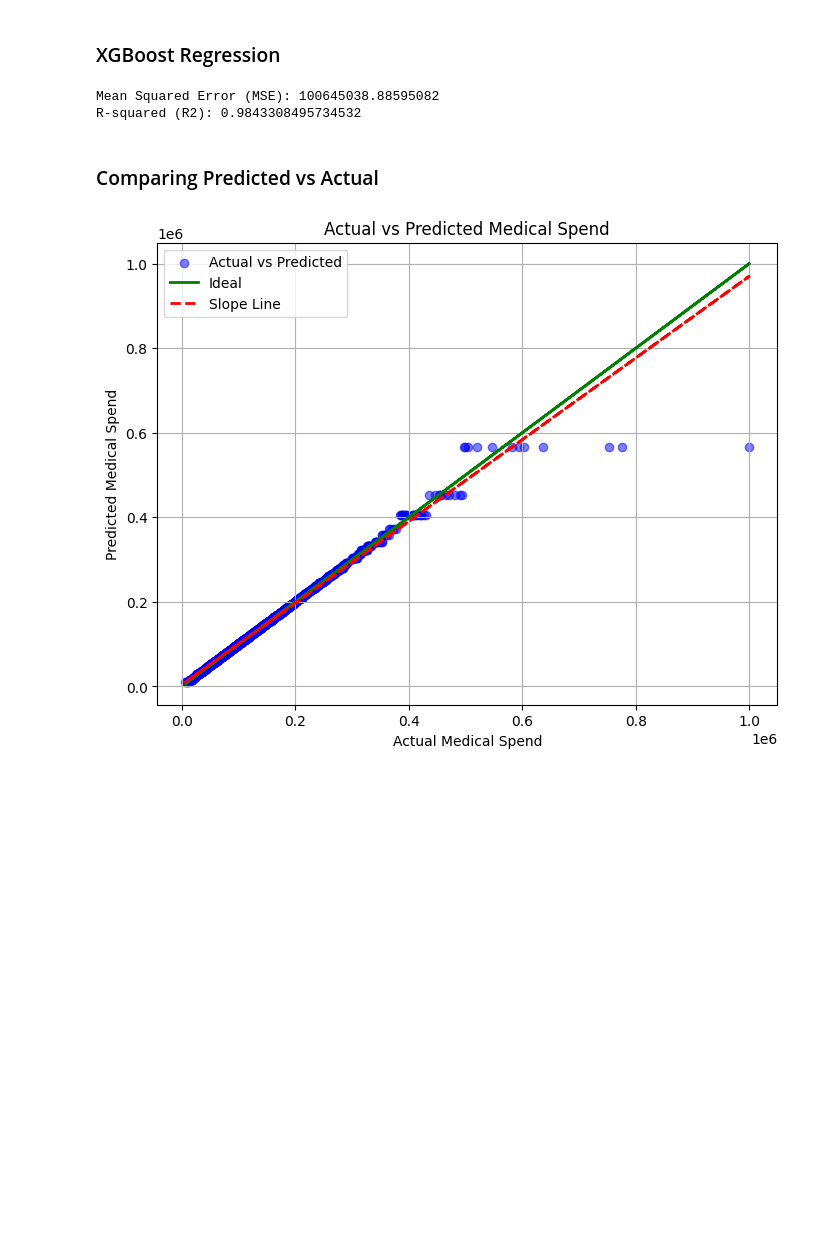
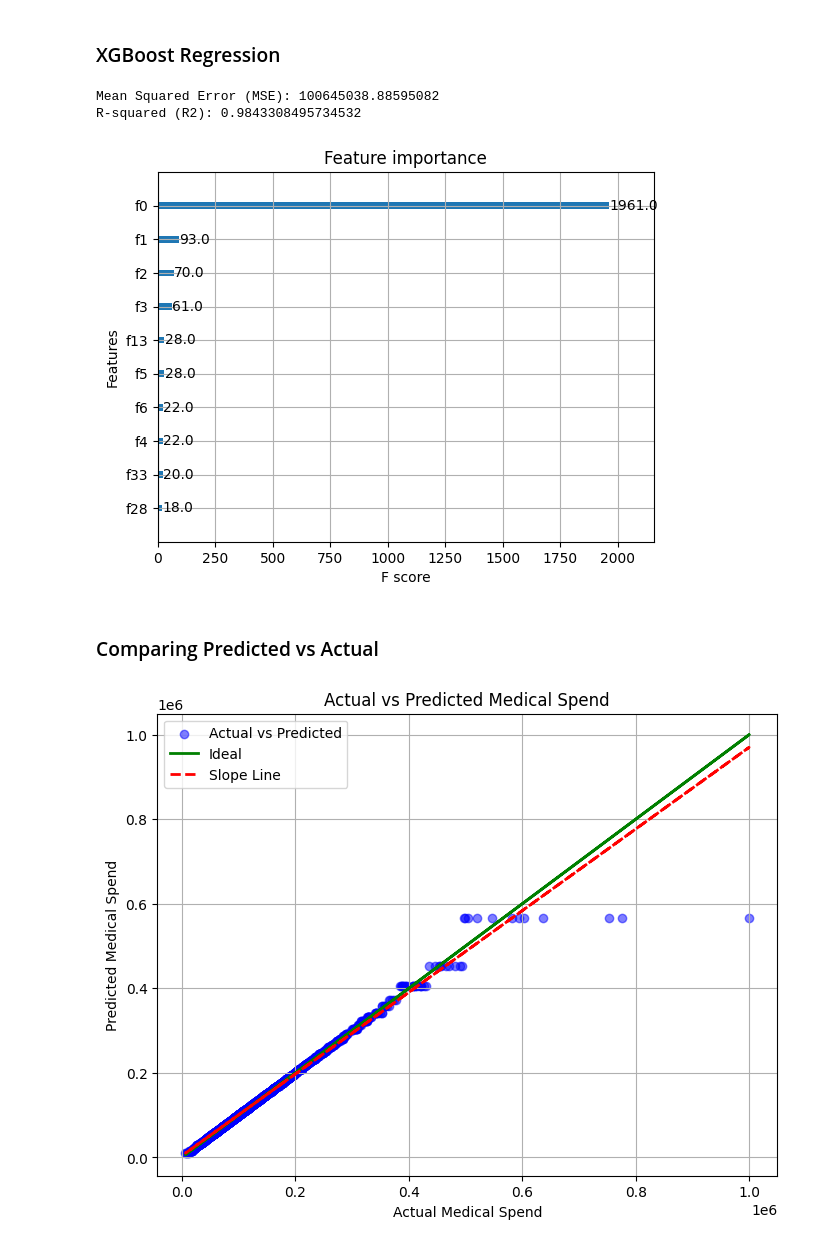
Before and after one commit to jon-nowacki/MachineLearning, a Jupyter notebook: XGBoost_Simple_Demo.ipynb, the cells around one changed output. Drawn from its saved outputs; the diff is of its cells as text; code cells hidden in the pictures; blank space fills up the shorter version.

```diff
--- a/XGBoost_Simple_Demo.ipynb
+++ b/XGBoost_Simple_Demo.ipynb
@@ -309,13 +309,13 @@ from sklearn.metrics import mean_squared_error, r2_score
 X_train, X_test, y_train, y_test = train_test_split(X_real, Y_real, test_size=0.3, random_state=42)
 
 # Initializing XGBoost regressor
-model = xgb.XGBRegressor()
+model_real = xgb.XGBRegressor()
 
 # Training the model
-model.fit(X_train, y_train)
+model_real.fit(X_train, y_train)
 
 # Making predictions on the test set
-predictions = model.predict(X_test)
+predictions = model_real.predict(X_test)
 
 # Evaluating model performance
 mse = mean_squared_error(y_test, predictions)
@@ -327,6 +327,12 @@ print(f"R-squared (R2): {r2}")
 # %% [output]
 Mean Squared Error (MSE): 100645038.88595082
 R-squared (R2): 0.9843308495734532
+# %%
+# Plotting feature importance
+xgb.plot_importance(model_real, max_num_features=10)  # Change max_num_features as needed
+plt.show()
+# %% [output]
+[figure, added]
 # %% [markdown]
 ### Comparing Predicted vs Actual
 # %%
```
Also changed, not shown: parts of 1 cell of this notebook.
